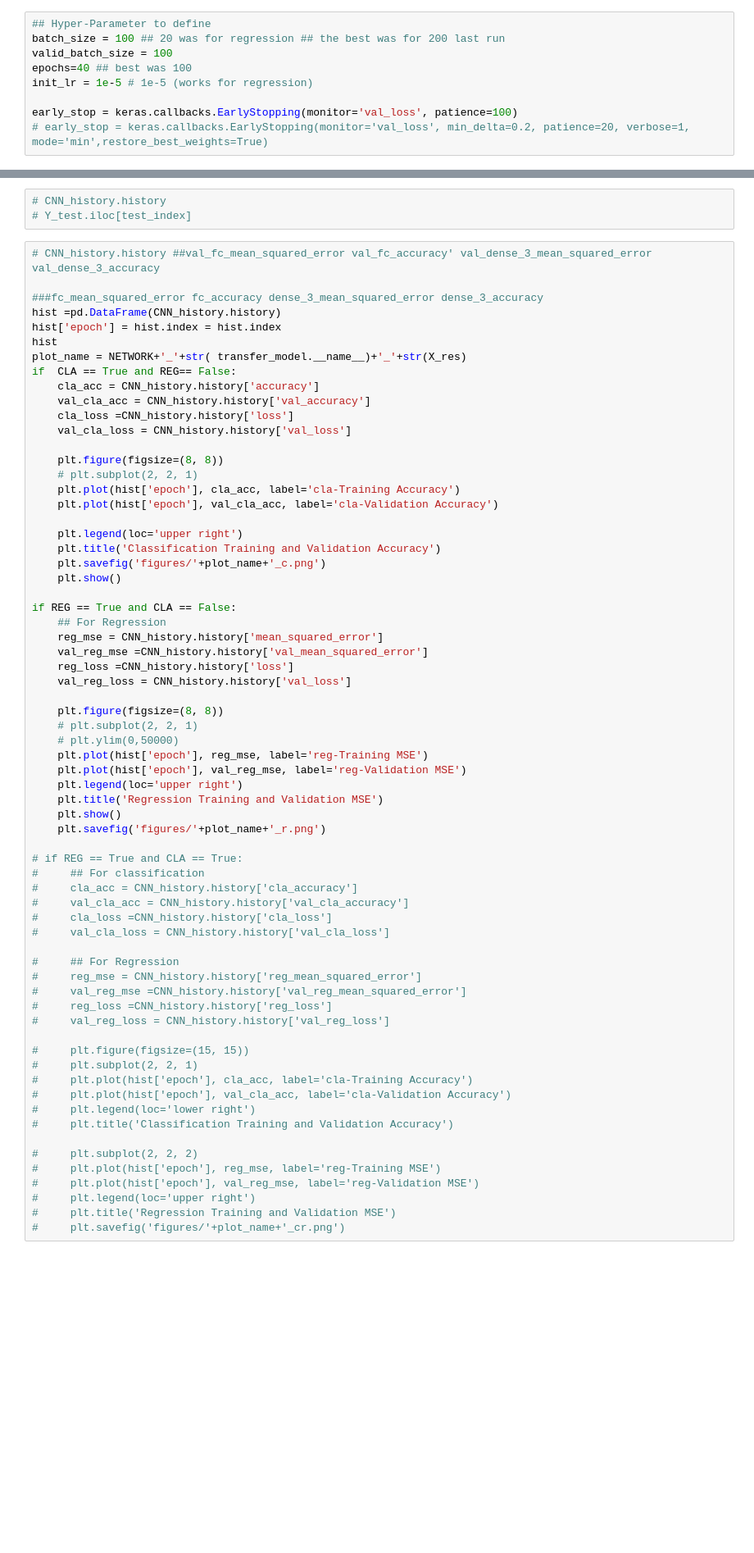
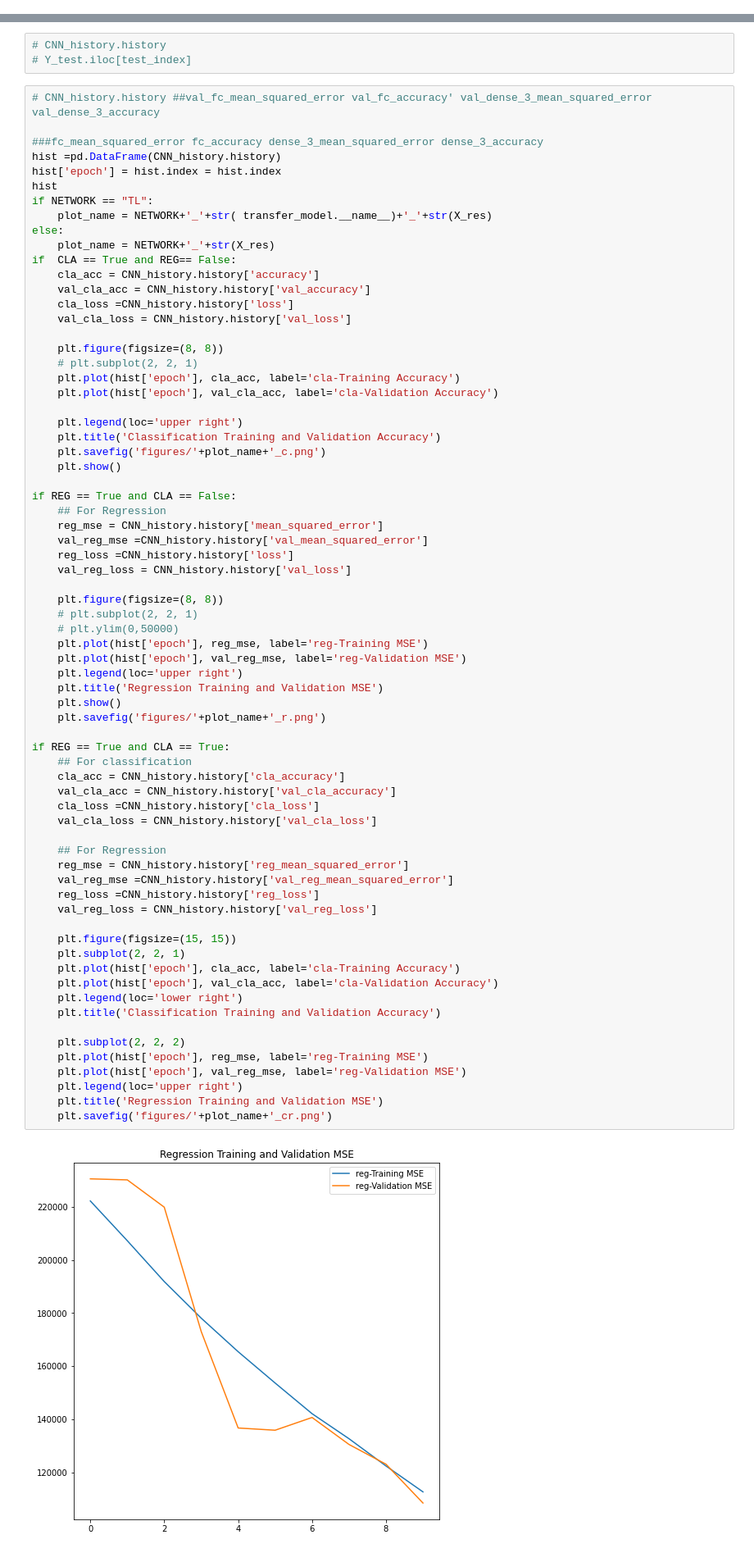
Before and after one commit to sauddy/DPNNet-3.0, a Jupyter notebook: DPNNet-RT_V5-Genrator.ipynb, the cells around one changed output, grey strips where cells are left out. Shown at 82% size. Saved outputs shown, nothing was run; the diff lists cells and outputs as text; blank space fills up the shorter version.

```diff
--- a/DPNNet-RT_V5-Genrator.ipynb
+++ b/DPNNet-RT_V5-Genrator.ipynb
@@ -593,13 +601,4 @@ def TRANSFERLEARNING(width,height,depth,classes=None,regress=False,multi_label=F
     return modelNEWCNN
 # %% [markdown]
 ## Training the CNN
-# %%
-## Hyper-Parameter to define
-batch_size = 100 ## 20 was for regression ## the best was for 200 last run
-valid_batch_size = 100
-epochs=40 ## best was 100
-init_lr = 1e-5 # 1e-5 (works for regression)
-
-early_stop = keras.callbacks.EarlyStopping(monitor='val_loss', patience=100)
-# early_stop = keras.callbacks.EarlyStopping(monitor='val_loss', min_delta=0.2, patience=20, verbose=1, mode='min',restore_best_weights=True)
 # %%
@@ -787,7 +810,10 @@ elif CLA == True:
 hist =pd.DataFrame(CNN_history.history)
 hist['epoch'] = hist.index = hist.index
 hist
-plot_name = NETWORK+'_'+str( transfer_model.__name__)+'_'+str(X_res)
+if NETWORK == "TL":
+    plot_name = NETWORK+'_'+str( transfer_model.__name__)+'_'+str(X_res)
+else:
+    plot_name = NETWORK+'_'+str(X_res)
 if  CLA == True and REG== False:
     cla_acc = CNN_history.history['accuracy']
     val_cla_acc = CNN_history.history['val_accuracy']
@@ -797,53 +823,55 @@ if  CLA == True and REG== False:
     plt.figure(figsize=(8, 8))
     # plt.subplot(2, 2, 1)
     plt.plot(hist['epoch'], cla_acc, label='cla-Training Accuracy')
     plt.plot(hist['epoch'], val_cla_acc, label='cla-Validation Accuracy')
 
     plt.legend(loc='upper right')
     plt.title('Classification Training and Validation Accuracy')
     plt.savefig('figures/'+plot_name+'_c.png')
     plt.show()
 
 if REG == True and CLA == False:
     ## For Regression
     reg_mse = CNN_history.history['mean_squared_error']
     val_reg_mse =CNN_history.history['val_mean_squared_error']
     reg_loss =CNN_history.history['loss']
     val_reg_loss = CNN_history.history['val_loss']
 
     plt.figure(figsize=(8, 8))
     # plt.subplot(2, 2, 1)
     # plt.ylim(0,50000)
     plt.plot(hist['epoch'], reg_mse, label='reg-Training MSE')
     plt.plot(hist['epoch'], val_reg_mse, label='reg-Validation MSE')
     plt.legend(loc='upper right')
     plt.title('Regression Training and Validation MSE')
     plt.show()
     plt.savefig('figures/'+plot_name+'_r.png')
 
-# if REG == True and CLA == True:
-#     ## For classification
-#     cla_acc = CNN_history.history['cla_accuracy']
-#     val_cla_acc = CNN_history.history['val_cla_accuracy']
-#     cla_loss =CNN_history.history['cla_loss']
-#     val_cla_loss = CNN_history.history['val_cla_loss']
+if REG == True and CLA == True:
+    ## For classification
+    cla_acc = CNN_history.history['cla_accuracy']
+    val_cla_acc = CNN_history.history['val_cla_accuracy']
+    cla_loss =CNN_history.history['cla_loss']
+    val_cla_loss = CNN_history.history['val_cla_loss']
 
-#     ## For Regression
-#     reg_mse = CNN_history.history['reg_mean_squared_error']
-#     val_reg_mse =CNN_history.history['val_reg_mean_squared_error']
-#     reg_loss =CNN_history.history['reg_loss']
-#     val_reg_loss = CNN_history.history['val_reg_loss']
+    ## For Regression
+    reg_mse = CNN_history.history['reg_mean_squared_error']
+    val_reg_mse =CNN_history.history['val_reg_mean_squared_error']
+    reg_loss =CNN_history.history['reg_loss']
+    val_reg_loss = CNN_history.history['val_reg_loss']
 
-#     plt.figure(figsize=(15, 15))
-#     plt.subplot(2, 2, 1)
-#     plt.plot(hist['epoch'], cla_acc, label='cla-Training Accuracy')
-#     plt.plot(hist['epoch'], val_cla_acc, label='cla-Validation Accuracy')
-#     plt.legend(loc='lower right')
-#     plt.title('Classification Training and Validation Accuracy')
+    plt.figure(figsize=(15, 15))
+    plt.subplot(2, 2, 1)
+    plt.plot(hist['epoch'], cla_acc, label='cla-Training Accuracy')
+    plt.plot(hist['epoch'], val_cla_acc, label='cla-Validation Accuracy')
+    plt.legend(loc='lower right')
+    plt.title('Classification Training and Validation Accuracy')
 
-#     plt.subplot(2, 2, 2)
-#     plt.plot(hist['epoch'], reg_mse, label='reg-Training MSE')
-#     plt.plot(hist['epoch'], val_reg_mse, label='reg-Validation MSE')
-#     plt.legend(loc='upper right')
-#     plt.title('Regression Training and Validation MSE')
-#     plt.savefig('figures/'+plot_name+'_cr.png')
+    plt.subplot(2, 2, 2)
+    plt.plot(hist['epoch'], reg_mse, label='reg-Training MSE')
+    plt.plot(hist['epoch'], val_reg_mse, label='reg-Validation MSE')
+    plt.legend(loc='upper right')
+    plt.title('Regression Training and Validation MSE')
+    plt.savefig('figures/'+plot_name+'_cr.png')
+# %% [output]
+[figure, added]
```
Also changed, not shown: parts of 28 cells of this notebook.
